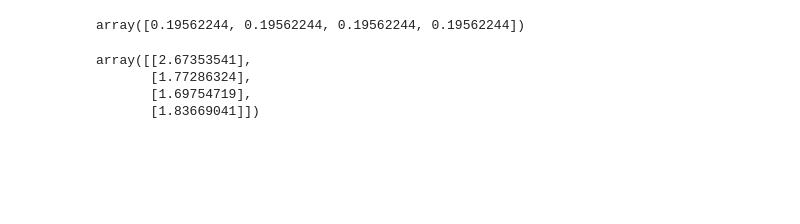
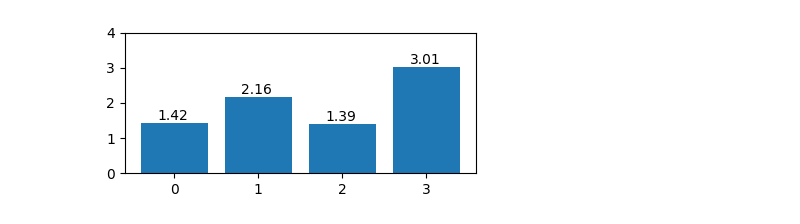
Before and after one commit to sergiorozada12/rl-basics, a Jupyter notebook: 2_markov_reward_process.ipynb, the cells around one changed output. Saved outputs shown, nothing was run; the diff lists cells and outputs as text; code cells hidden in the pictures; blank space fills up the shorter version.

```diff
--- a/2_markov_reward_process.ipynb
+++ b/2_markov_reward_process.ipynb
@@ -2,10 +2,15 @@
 import numpy as np
 import matplotlib.pyplot as plt
 # %%
-P = np.array([[0.1, 0.3, 0.3, 0.3],
-              [0.2, 0.1, 0.2, 0.5],
-              [0.1, 0.1, 0.2, 0.6],
-              [0.3, 0.3, 0.2, 0.2]])
+P = np.array(
+    [
+        [0.0, 0.5, 0.5, 0.0],
+        [0.2, 0.0, 0.0, 0.8],
+        [0.8, 0.0, 0.0, 0.2],
+        [0.0, 0.2, 0.2, 0.6]
+    ]
+)
+# %%
+nS = 4
 # %%
-R = np.array([1, 0, 0, 0]).reshape(-1, 1)
-gamma = 0.9
+R = np.array([0, 0, 0, 1]).reshape(-1, 1)
@@ -38,4 +16,0 @@ for _ in range(1000):
-# %%
-s
-# %% [output]
-array([0.19562244, 0.19562244, 0.19562244, 0.19562244])
@@ -43,0 +17,2 @@ eigenvalues, eigenvectors = np.linalg.eig(P)
+# %%
+gamma = 0.8
@@ -44,12 +23,16 @@ eigenvalues, eigenvectors = np.linalg.eig(P)
+# %%
+plt.figure(figsize=(4, 2))
+plt.bar(range(nS), V.flatten())
+plt.ylim(0, 4)
+for i, v in enumerate(V.flatten()):
+    plt.text(i - 0.2, v + 0.1, np.around(v, 2))
+plt.tight_layout()
+plt.show()
+# %% [output]
+[figure, added]
 # %%
 V = np.zeros((4, 1))
-Vs = []
-for _ in range(1000):
+Vs = [V.flatten()]
+for _ in range(40):
     V = R + gamma * P @ V
-    Vs.append(V)
-V
+    Vs.append(V.flatten())
-# %% [output]
-array([[2.67353541],
-       [1.77286324],
-       [1.69754719],
-       [1.83669041]])
```
Also changed, not shown: parts of 13 cells of this notebook, 1 other file.
